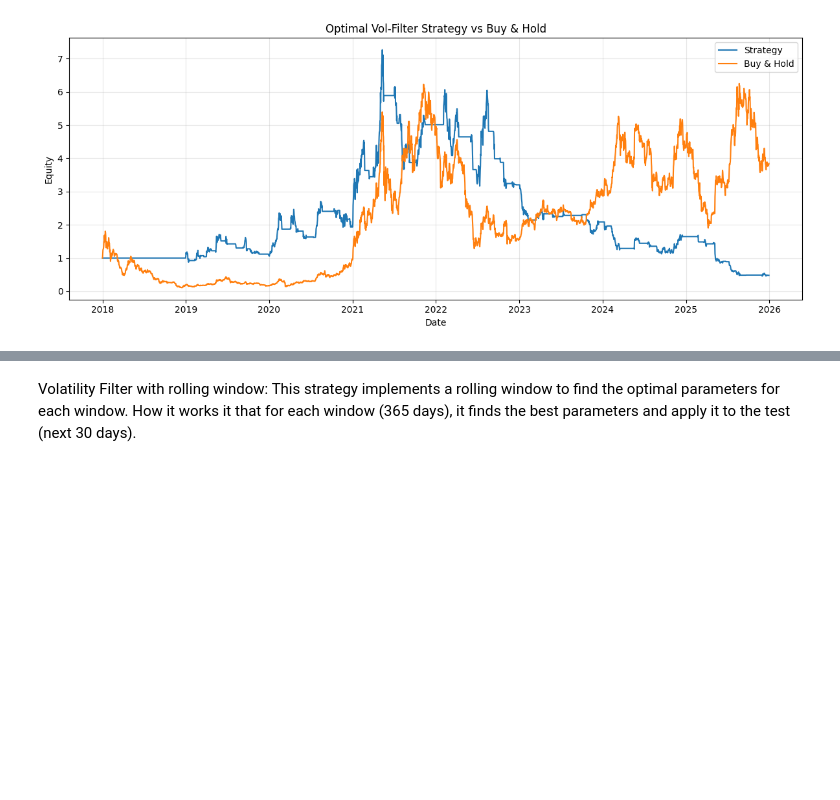
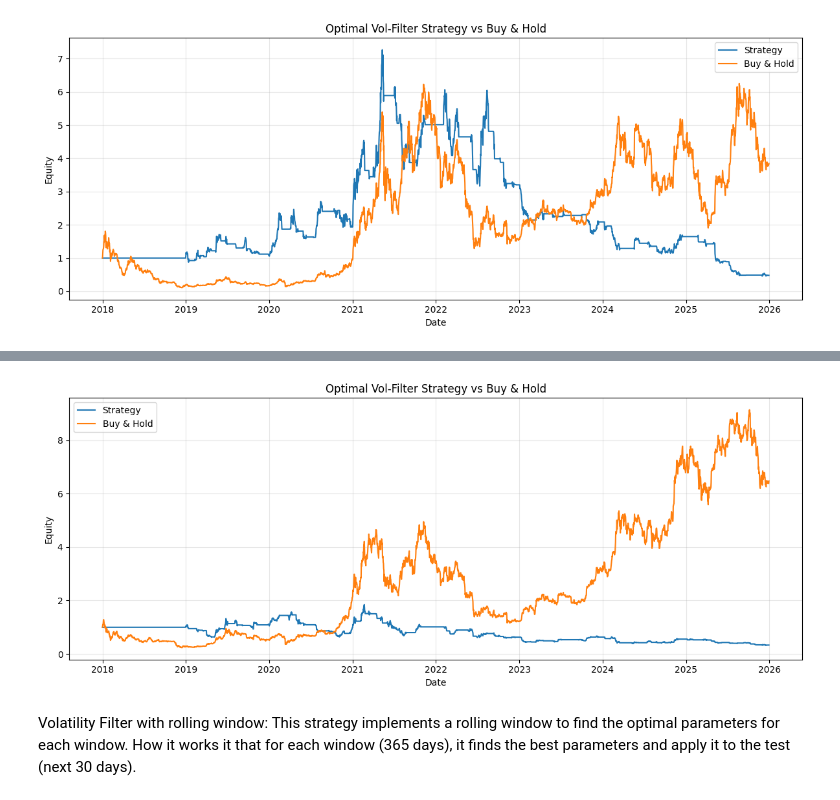
Before and after one commit to yizhouhang/dse4211_crypto_portfolio, a Jupyter notebook: strategies/vol_filter_optimization.ipynb, the cells around one changed output, grey strips where cells are left out. Cells and saved outputs as stored; diff of their text form; code cells hidden in the pictures; blank space fills up the shorter version.

Commit message:
prepare data for rolling combined

```diff
--- a/strategies/vol_filter_optimization.ipynb
+++ b/strategies/vol_filter_optimization.ipynb
@@ -260,0 +263,93 @@ short_trades: 20.0000
+# %%
+# Step 1: Find best parameters
+print("Optimizing thresholds...")
+optimization_results = rolling_find_thresholds(
+    '../datasets/btc_macd_16_20_15_post_trade_table.csv',
+    '../datasets/btc_bollinger_post_trade_table.csv'
+)
+
+# Step 2: Load and merge data once for stitching
+window = 365
+step = 30
+
+macd_df = pd.read_csv('../datasets/btc_macd_16_20_15_post_trade_table.csv')
+boll_df = pd.read_csv('../datasets/btc_bollinger_post_trade_table.csv')
+macd_df['date'] = pd.to_datetime(macd_df['date'], format='mixed')
+boll_df['date'] = pd.to_datetime(boll_df['date'], format='mixed', dayfirst=True)
+
+df = pd.merge(
+    macd_df[['date','price','log_return','position']],
+    boll_df[['date','position']],
+    on='date', suffixes=('_macd','_boll')
+).reset_index(drop=True)
+
+df['vol_ratio'] = df['log_return'].rolling(30).std() / df['log_return'].rolling(90).std()
+df['sma_slope'] = df['price'].rolling(20).mean().diff()
+
+# Step 3: Stitch test slices using each window's own params
+def apply_rules_with_params(df_slice, trend_t, range_t):
+    regimes, current = [], 'Trend'
+    for val in df_slice['vol_ratio']:
+        if pd.isna(val):
+            regimes.append(current)
+            continue
+        if val > trend_t:   current = 'Trend'
+        elif val < range_t: current = 'Range'
+        regimes.append(current)
+    out = df_slice.copy()
+    out['regime'] = regimes
+    def rule(r):
+        if r['regime'] == 'Trend':
+            return r['position_macd'], 'macd'
+        if r['position_boll'] == 1 and r['sma_slope'] < 0:
+            return 0, 'neutral'
+        return r['position_boll'], 'boll'
+    res = out.apply(rule, axis=1)
+    out['position'] = [x[0] for x in res]
+    out['strategy_source'] = [x[1] for x in res]
+    return out
+
+slices = []
+for i, row in enumerate(optimization_results.itertuples()):
+    start = window + i * step
+    end   = start + step
+    if end > len(df):
+        break
+    slices.append(apply_rules_with_params(df.iloc[start:end], row.trend_t, row.range_t))
+
+final_df = pd.concat(slices).sort_values('date').reset_index(drop=True)
+final_df['trade'] = final_df['position'].diff().fillna(0).astype(int)
+final_df['trade_action'] = final_df['trade'].map({1: 'buy', -1: 'sell', 0: 'hold'})
+final_df.to_csv('btc_rolling_vol.csv', index=False)
+
+print(f"Date range: {final_df['date'].min()} → {final_df['date'].max()}")
+print(f"Total rows: {len(final_df)}")
+
+asset_ret = final_df['price'].pct_change().fillna(0)
+strat_ret = final_df['position'] * asset_ret
+
+
+# Step 4: Join positions back onto full df, then evaluate
+full_eval_df = df[['date','price','log_return']].copy()
+full_eval_df = full_eval_df.merge(
+    final_df[['date','position','trade','trade_action']],
+    on='date',
+    how='left'
+)
+full_eval_df['position'] = full_eval_df['position'].fillna(0).astype(int)
+full_eval_df['trade'] = full_eval_df['trade'].fillna(0).astype(int)
+full_eval_df['trade_action'] = full_eval_df['trade_action'].fillna('hold')
+
+asset_ret = full_eval_df['price'].pct_change().fillna(0)
+strat_ret = full_eval_df['position'] * asset_ret
+print("Equity check (strategy):", (1 + strat_ret).cumprod().iloc[-1])
+print("Equity check (buy&hold):", (1 + asset_ret).cumprod().iloc[-1])
+
+daily_eval, trade_log, summary = evaluate_strategy_full(full_eval_df, fee=0.00, rf_annual=0.03)
+print("\n--- Final Strategy Performance ---")
+for k, v in summary.items():
+    print(f"{k}: {v:.4f}")
+
+plot_strategy_vs_buy_hold(daily_eval, title="Optimal Vol-Filter Strategy vs Buy & Hold")
+plt.show()
+# %% [output]
@@ -261,3 +373,4 @@ short_trades: 20.0000
+[figure, added]
 # %% [markdown]
 Volatility Filter with rolling window:
 This strategy implements a rolling window to find the optimal parameters for each window. How it works it that for each window (365 days), it finds the best parameters and apply it to the test (next 30 days).
```
Also changed, not shown: parts of 3 cells of this notebook, 5 other files.
